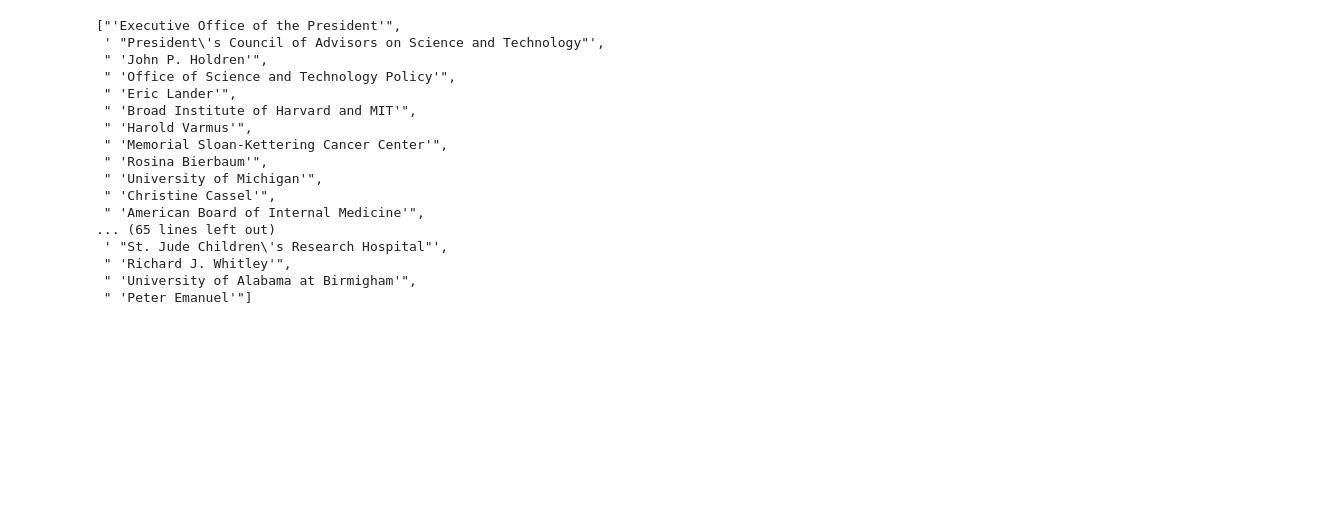
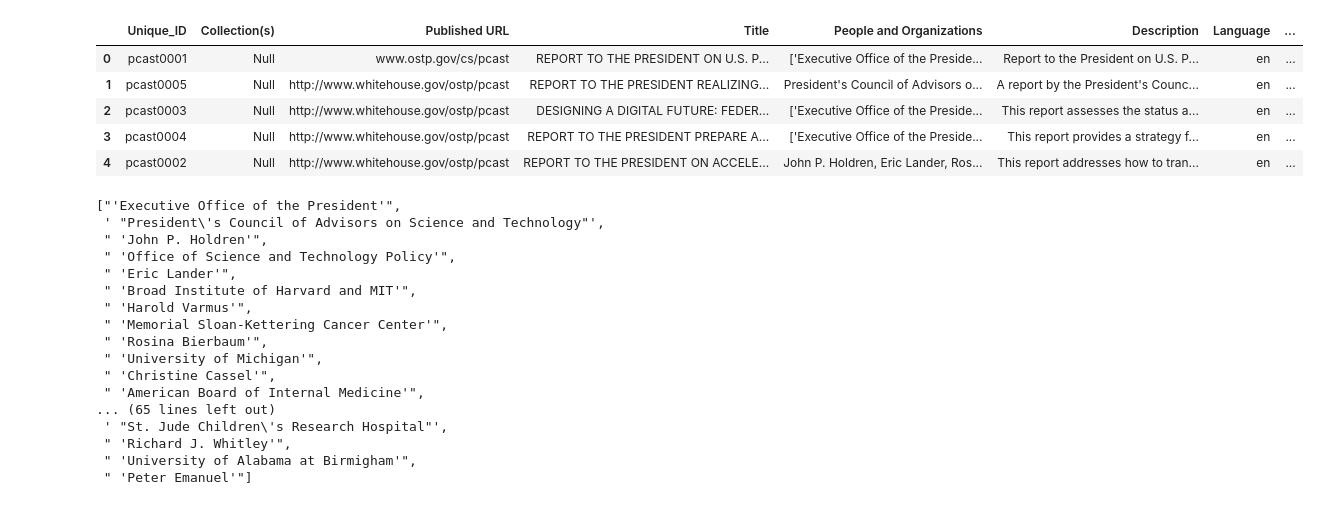
Before and after one commit to sahiljoshi515/Baker_Project, a Jupyter notebook: benchmark.ipynb, the cells around one changed output. Drawn from its saved outputs; the diff is of its cells as text; code cells hidden in the pictures; blank space fills up the shorter version.

Commit message:
finished benchmarking searchable columns

```diff
--- a/benchmark.ipynb
+++ b/benchmark.ipynb
@@ -38,4 +91,11 @@ test_df["Subject"]
 # %%
-benchmark_excel_path = "/Users/amarkanaka/Desktop/gemini_benchmark.csv"
+benchmark_excel_path = "/Users/amarkanaka/repos/Baker_Project/gemini_benchmark.csv"
 benchmark_df = pd.read_csv(benchmark_excel_path)
 benchmark_df.head()
+# %% [output]
+|  | Unique_ID | Collection(s) | Published URL | Title | People and Organizations | Description | Language | ... |
+| 0 | pcast0001 | Null | www.ostp.gov/cs/pcast | REPORT TO THE PRESIDENT ON U.S. P... | ['Executive Office of the Preside... | Report to the President on U.S. P... | en | ... |
+| 1 | pcast0005 | Null | http://www.whitehouse.gov/ostp/pcast | REPORT TO THE PRESIDENT REALIZING... | President's Council of Advisors o... | A report by the President's Counc... | en | ... |
+| 2 | pcast0003 | Null | http://www.whitehouse.gov/ostp/pcast | DESIGNING A DIGITAL FUTURE: FEDER... | ['Executive Office of the Preside... | This report assesses the status a... | en | ... |
+| 3 | pcast0004 | Null | http://www.whitehouse.gov/ostp/pcast | REPORT TO THE PRESIDENT PREPARE A... | ['Executive Office of the Preside... | This report provides a strategy f... | en | ... |
+| 4 | pcast0002 | Null | http://www.whitehouse.gov/ostp/pcast | REPORT TO THE PRESIDENT ON ACCELE... | John P. Holdren, Eric Lander, Ros... | This report addresses how to tran... | en | ... |
```
Also changed, not shown: parts of 27 cells of this notebook, 5 other files.
